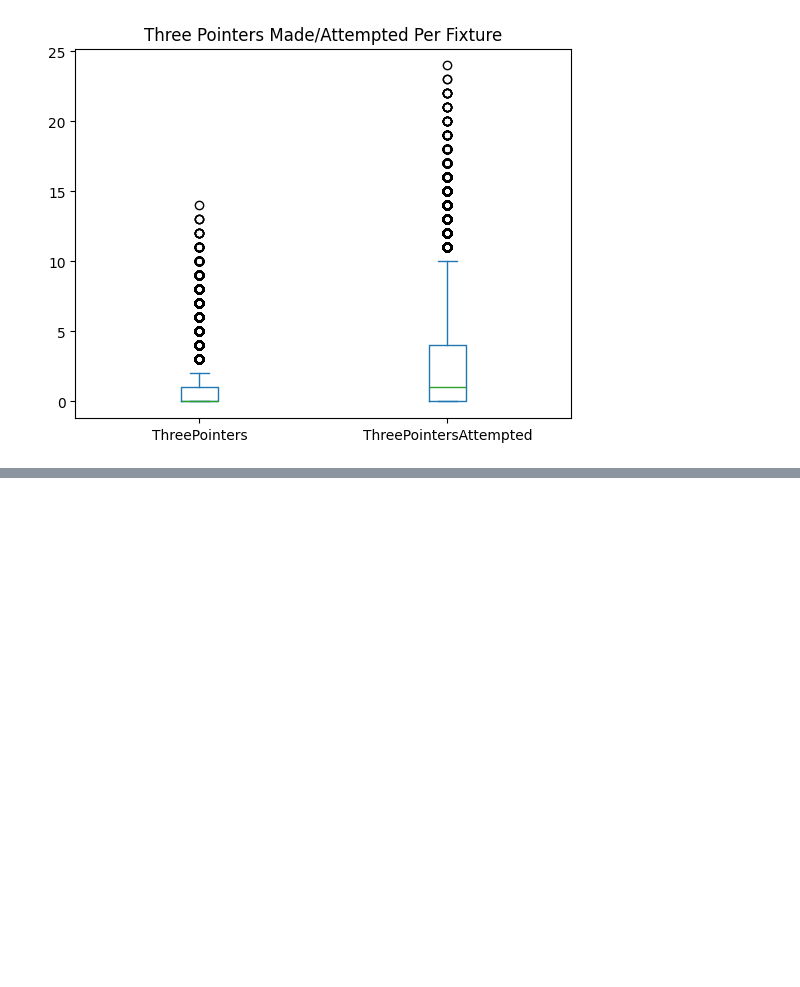
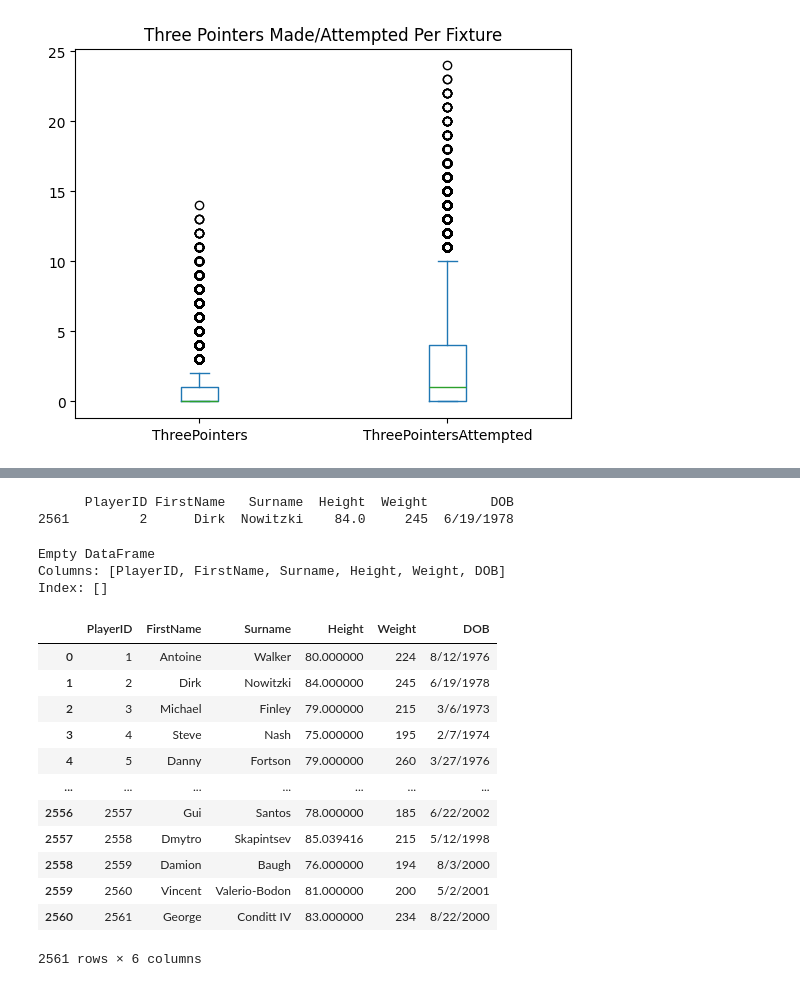
Before and after one commit to abhivir-42/prediction-challenge, a Jupyter notebook: Data_Collection.ipynb, the cells around one changed output, grey strips where cells are left out. Cells and saved outputs as stored; diff of their text form; code cells hidden in the pictures; blank space fills up the shorter version.

Commit message:
clean fixtures, players datasets

```diff
--- a/Data_Collection.ipynb
+++ b/Data_Collection.ipynb
@@ -129,0 +149,5 @@ max              39.000000          18.000000          25.000000
+# %%
+# players information shows us each player's height, weight, dob and full name
+df_players = pd.read_csv('Players.csv', index_col=0)
+print(df_players.shape)
+df_players.head()
@@ -129,0 +162,28 @@ max              39.000000          18.000000          25.000000
+# %%
+# Can see a duplicate, check for others and remove from the dataframe
+print(df_players[df_players.duplicated(keep='last')])
+# %% [output]
+      PlayerID FirstName   Surname  Height  Weight        DOB
+2561         2      Dirk  Nowitzki    84.0     245  6/19/1978
+# %%
+# There's only 1 duplicate entry, so get rid of duplicate row
+df_players = df_players.drop([2561])
+print(df_players[df_players.duplicated(keep='last')])
+df_players
+# %% [output]
+Empty DataFrame
+Columns: [PlayerID, FirstName, Surname, Height, Weight, DOB]
+Index: []
+|  | PlayerID | FirstName | Surname | Height | Weight | DOB |
+| 0 | 1 | Antoine | Walker | 80.000000 | 224 | 8/12/1976 |
+| 1 | 2 | Dirk | Nowitzki | 84.000000 | 245 | 6/19/1978 |
+| 2 | 3 | Michael | Finley | 79.000000 | 215 | 3/6/1973 |
+| 3 | 4 | Steve | Nash | 75.000000 | 195 | 2/7/1974 |
+| 4 | 5 | Danny | Fortson | 79.000000 | 260 | 3/27/1976 |
+| ... | ... | ... | ... | ... | ... | ... |
+| 2556 | 2557 | Gui | Santos | 78.000000 | 185 | 6/22/2002 |
+| 2557 | 2558 | Dmytro | Skapintsev | 85.039416 | 215 | 5/12/1998 |
+| 2558 | 2559 | Damion | Baugh | 76.000000 | 194 | 8/3/2000 |
+| 2559 | 2560 | Vincent | Valerio-Bodon | 81.000000 | 200 | 5/2/2001 |
+| 2560 | 2561 | George | Conditt IV | 83.000000 | 234 | 8/22/2000 |
+2561 rows × 6 columns
```
Also changed, not shown: parts of 3 cells of this notebook.
